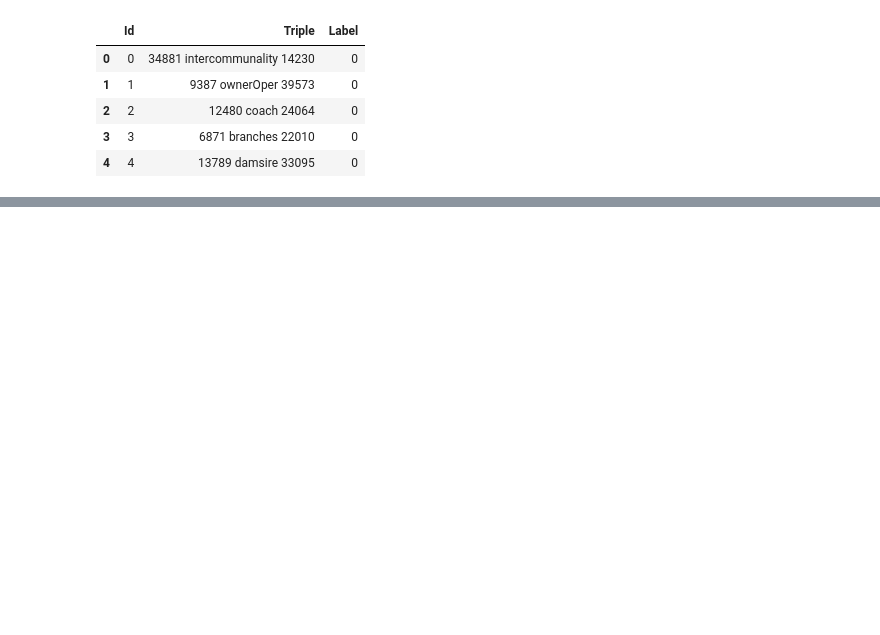
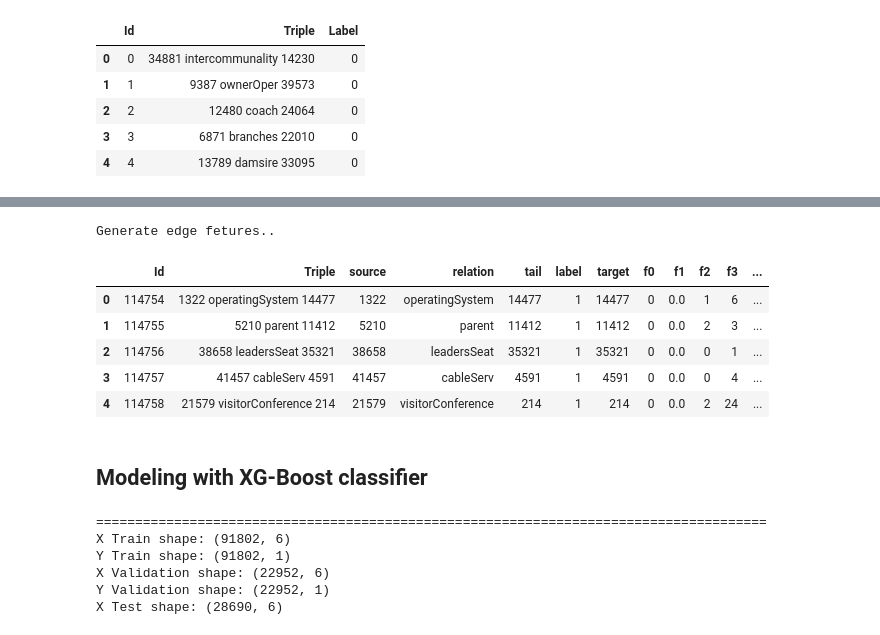
Before and after one commit to JuanMataNaranjo/UniCredit_TrainingCamp, a Jupyter notebook: code/unicredit_notebook.ipynb, the cells around one changed output, grey strips where cells are left out. Saved outputs shown, nothing was run; the diff lists cells and outputs as text; code cells hidden in the pictures; blank space fills up the shorter version.

```diff
--- a/code/unicredit_notebook.ipynb
+++ b/code/unicredit_notebook.ipynb
@@ -54,0 +249,42 @@ test_set.head()
+# %%
+print("Generate edge fetures..")
+df_test = generate_df_features(Gtrain,rel_test)
+# Retrieve the Id and Label from the initial data
+df_test = pd.merge(test_set,df_test,how='inner',left_on=['source','relation','tail'],right_on=['source','relation','target']).drop_duplicates()
+df_test.head(5)
+# %% [output]
+Generate edge fetures..
+|  | Id | Triple | source | relation | tail | label | target | f0 | f1 | f2 | f3 | ... |
+| 0 | 114754 | 1322 operatingSystem 14477 | 1322 | operatingSystem | 14477 | 1 | 14477 | 0 | 0.0 | 1 | 6 | ... |
+| 1 | 114755 | 5210 parent 11412 | 5210 | parent | 11412 | 1 | 11412 | 0 | 0.0 | 2 | 3 | ... |
+| 2 | 114756 | 38658 leadersSeat 35321 | 38658 | leadersSeat | 35321 | 1 | 35321 | 0 | 0.0 | 0 | 1 | ... |
+| 3 | 114757 | 41457 cableServ 4591 | 41457 | cableServ | 4591 | 1 | 4591 | 0 | 0.0 | 0 | 4 | ... |
+| 4 | 114758 | 21579 visitorConference 214 | 21579 | visitorConference | 214 | 1 | 214 | 0 | 0.0 | 2 | 24 | ... |
+# %% [markdown]
+## Modeling with XG-Boost classifier
+# %%
+# Define features to be used
+vars_select = ['f0','f1','f2','f3','f4','f5']
+# vars_select = ['f1','f2','f3','f4','f5']
+
+x_train = df_train.loc[:, df_train.columns.isin(vars_select)].copy()
+y_train = df_train.loc[:, df_train.columns == "Label"].copy()
+
+x_val = df_validation.loc[:, df_validation.columns.isin(vars_select)].copy()
+y_val = df_validation.loc[:, df_validation.columns == "Label"].copy()
+
+x_test = df_test.loc[:, df_test.columns.isin(vars_select)].copy()
+
+print("======================================================================================")
+print("X Train shape:",x_train.shape)
+print("Y Train shape:",y_train.shape)
+print("X Validation shape:",x_val.shape)
+print("Y Validation shape:",y_val.shape)
+print("X Test shape:",x_test.shape)
+# %% [output]
+======================================================================================
+X Train shape: (91802, 6)
+Y Train shape: (91802, 1)
+X Validation shape: (22952, 6)
+Y Validation shape: (22952, 1)
+X Test shape: (28690, 6)
```
Also changed, not shown: parts of 29 cells of this notebook.
